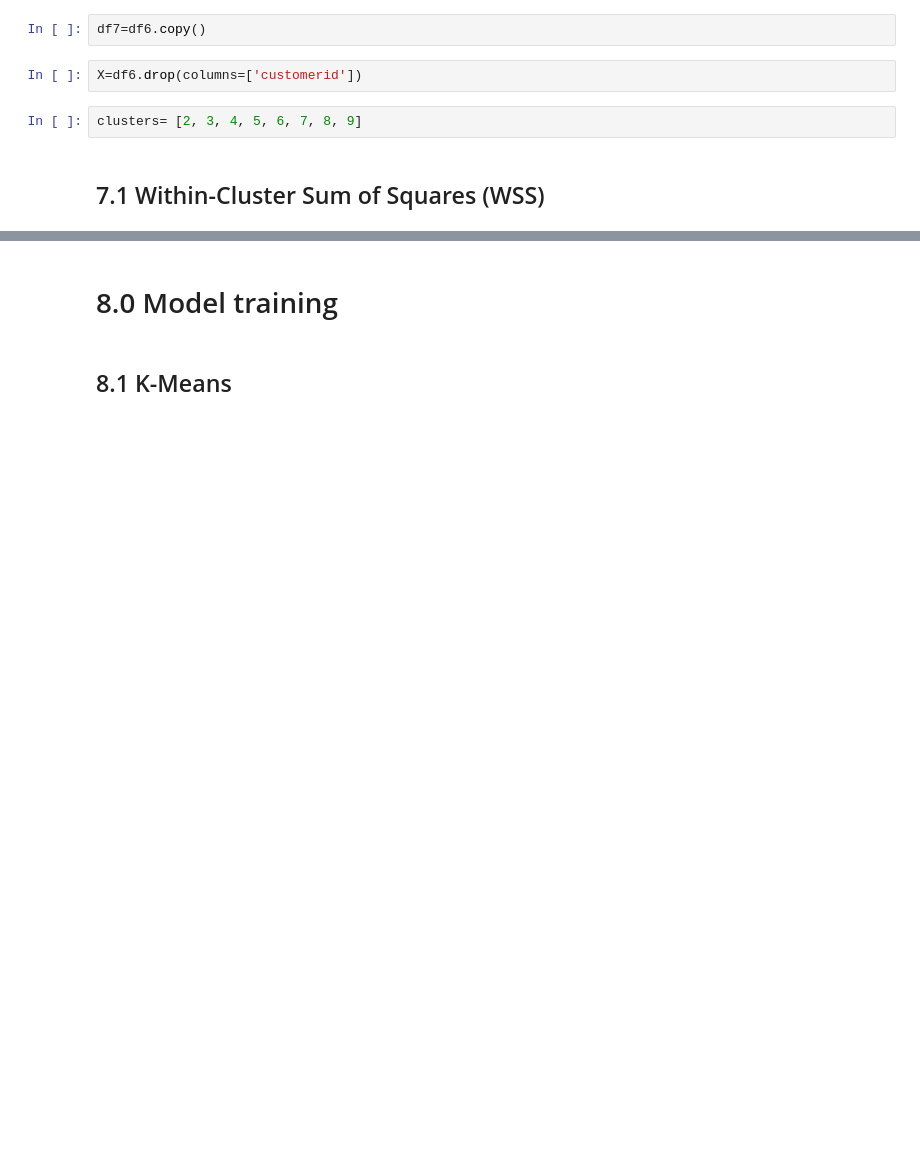
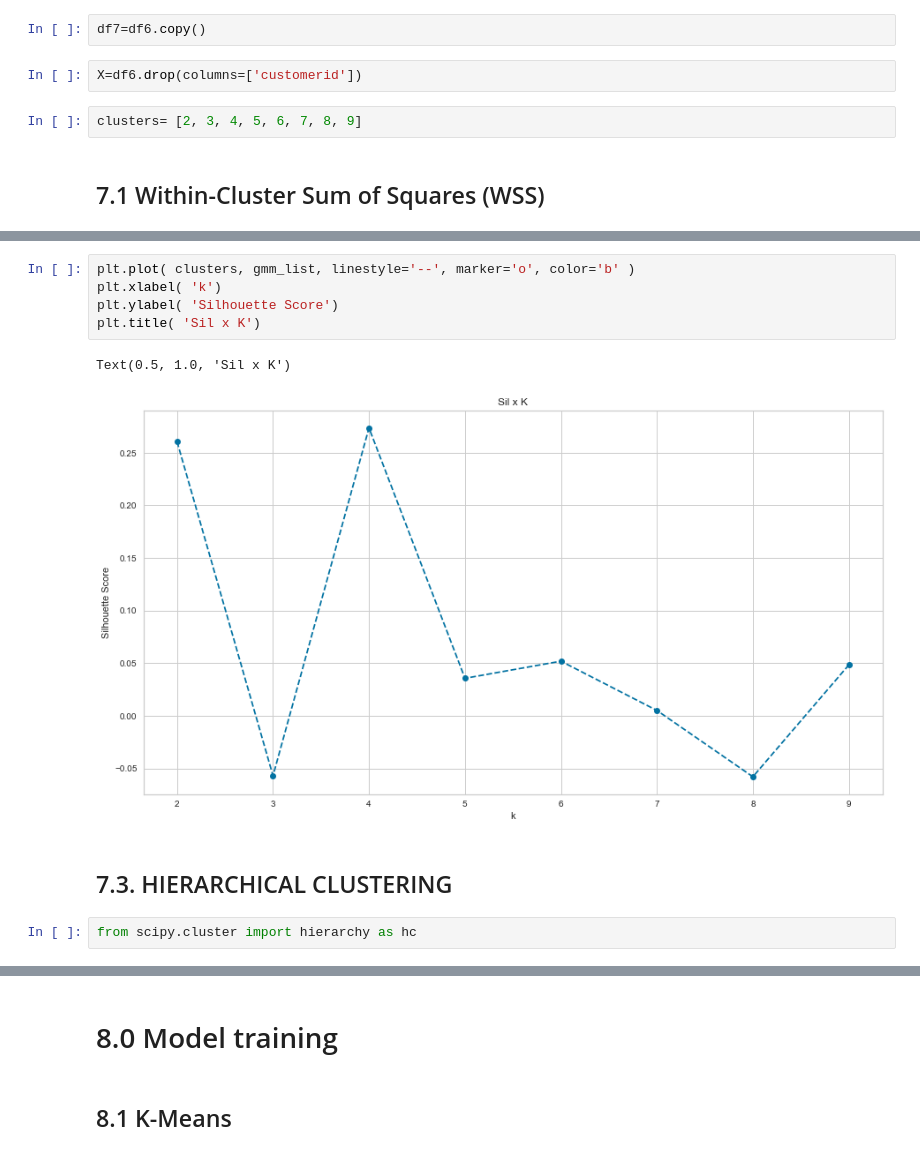
Before and after one commit to ViniciusKos/insiders_clustering, a Jupyter notebook: cluster_circle4.ipynb, the cells around one changed output, grey strips where cells are left out. Drawn from its saved outputs; the diff is of its cells as text; blank space fills up the shorter version.

```diff
--- a/cluster_circle4.ipynb
+++ b/cluster_circle4.ipynb
@@ -889,0 +930,12 @@ kmeans.finalize()
+# %%
+plt.plot( clusters, gmm_list, linestyle='--', marker='o', color='b' )
+plt.xlabel( 'k')
+plt.ylabel( 'Silhouette Score')
+plt.title( 'Sil x K')
+# %% [output]
+Text(0.5, 1.0, 'Sil x K')
+[figure, added]
+# %% [markdown]
+## 7.3. HIERARCHICAL CLUSTERING
+# %%
+from scipy.cluster import hierarchy as hc
```
Also changed, not shown: parts of 35 cells of this notebook.
